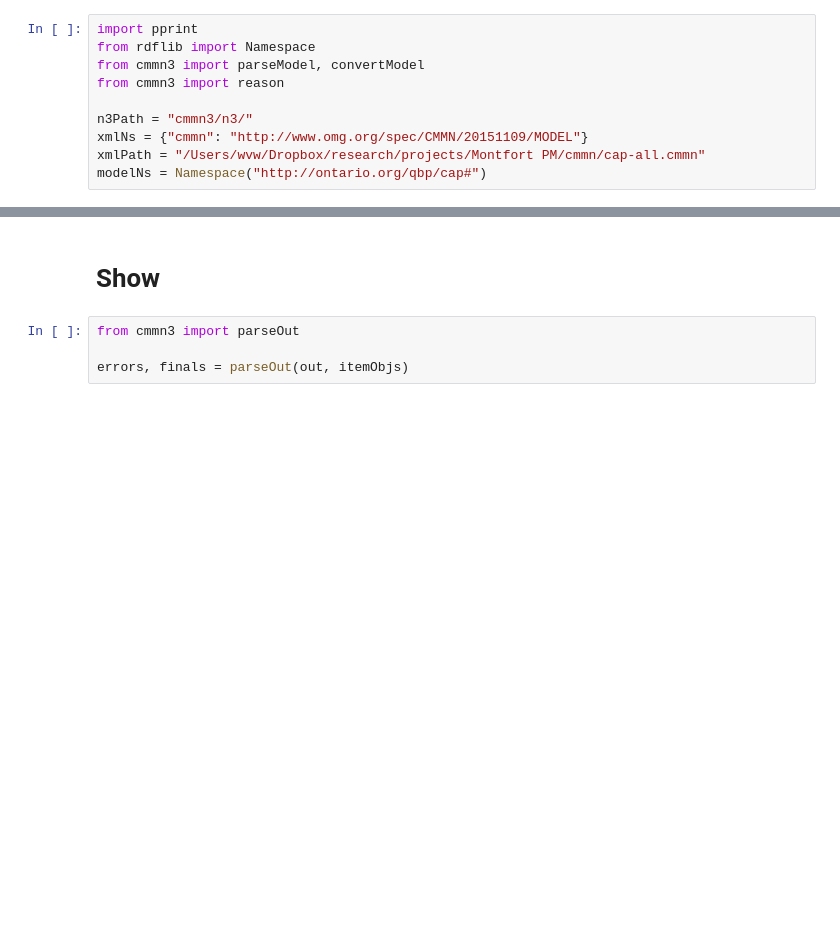
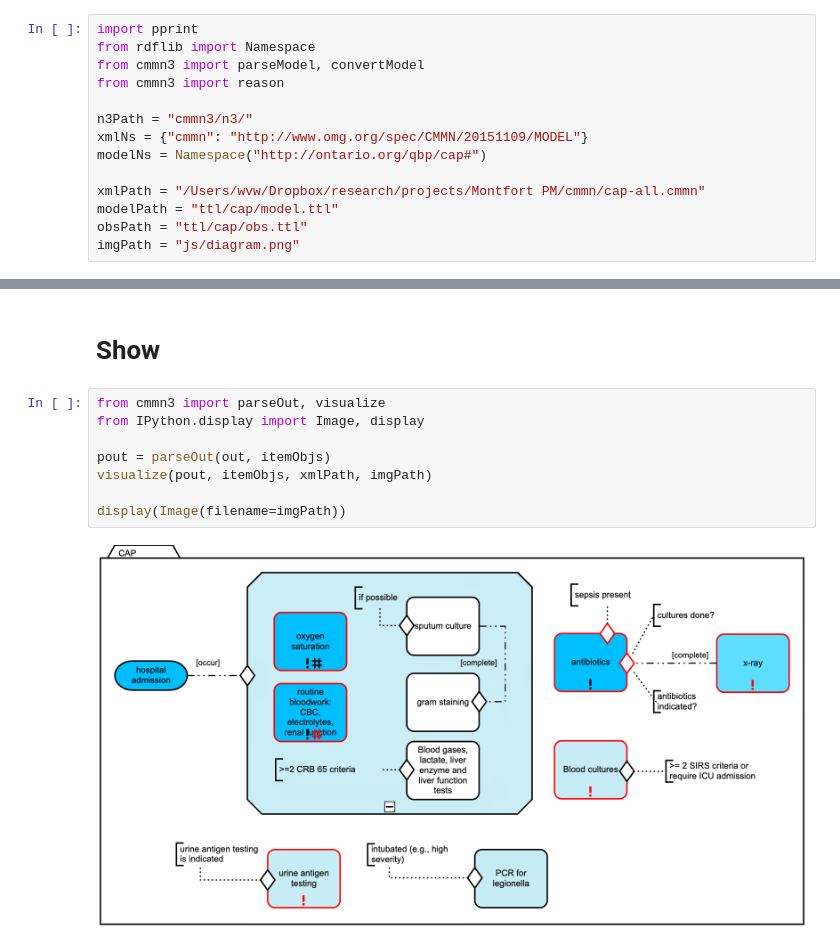
Before and after one commit to william-vw/cmmn3, a Jupyter notebook: run.ipynb, the cells around one changed output, grey strips where cells are left out. Saved outputs shown, nothing was run; the diff lists cells and outputs as text; blank space fills up the shorter version.

```diff
--- a/run.ipynb
+++ b/run.ipynb
@@ -6,8 +6,12 @@ from cmmn3 import reason
 
 n3Path = "cmmn3/n3/"
 xmlNs = {"cmmn": "http://www.omg.org/spec/CMMN/20151109/MODEL"}
+modelNs = Namespace("http://ontario.org/qbp/cap#")
+
 xmlPath = "/Users/wvw/Dropbox/research/projects/Montfort PM/cmmn/cap-all.cmmn"
-modelNs = Namespace("http://ontario.org/qbp/cap#")
+modelPath = "ttl/cap/model.ttl"
+obsPath = "ttl/cap/obs.ttl"
+imgPath = "js/diagram.png"
 # %% [markdown]
 ## Model
 # %%
@@ -52,6 +53,12 @@ cap:sputum%20culture ns2:all ((ns2:Inactive ("init"))).
 # %% [markdown]
 # Show
 # %%
-from cmmn3 import parseOut
+from cmmn3 import parseOut, visualize
+from IPython.display import Image, display
 
-errors, finals = parseOut(out, itemObjs)
+pout = parseOut(out, itemObjs)
+visualize(pout, itemObjs, xmlPath, imgPath)
+
+display(Image(filename=imgPath))
+# %% [output]
+[figure, added]
```
Also changed, not shown: parts of 4 cells of this notebook, 30 other files.
